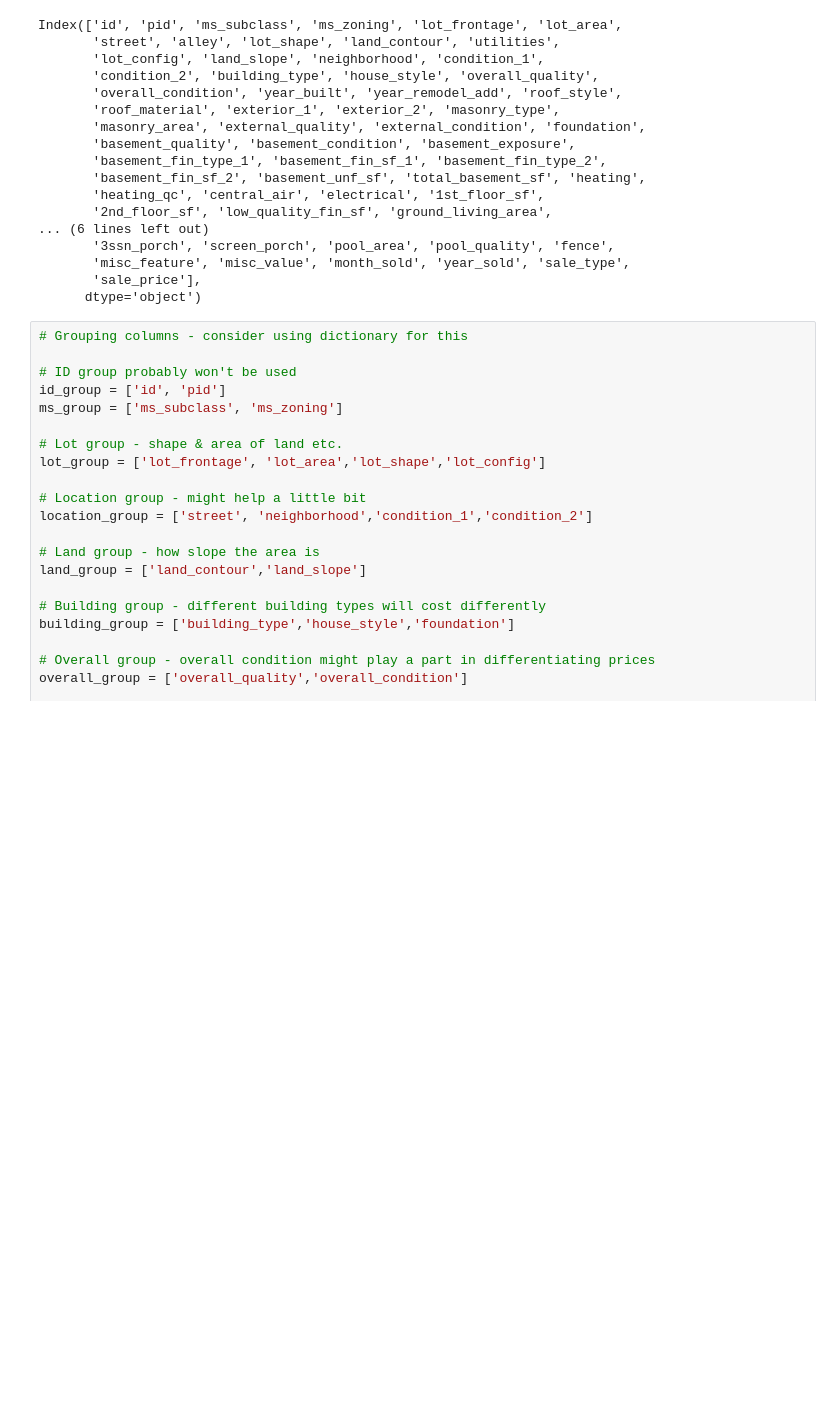
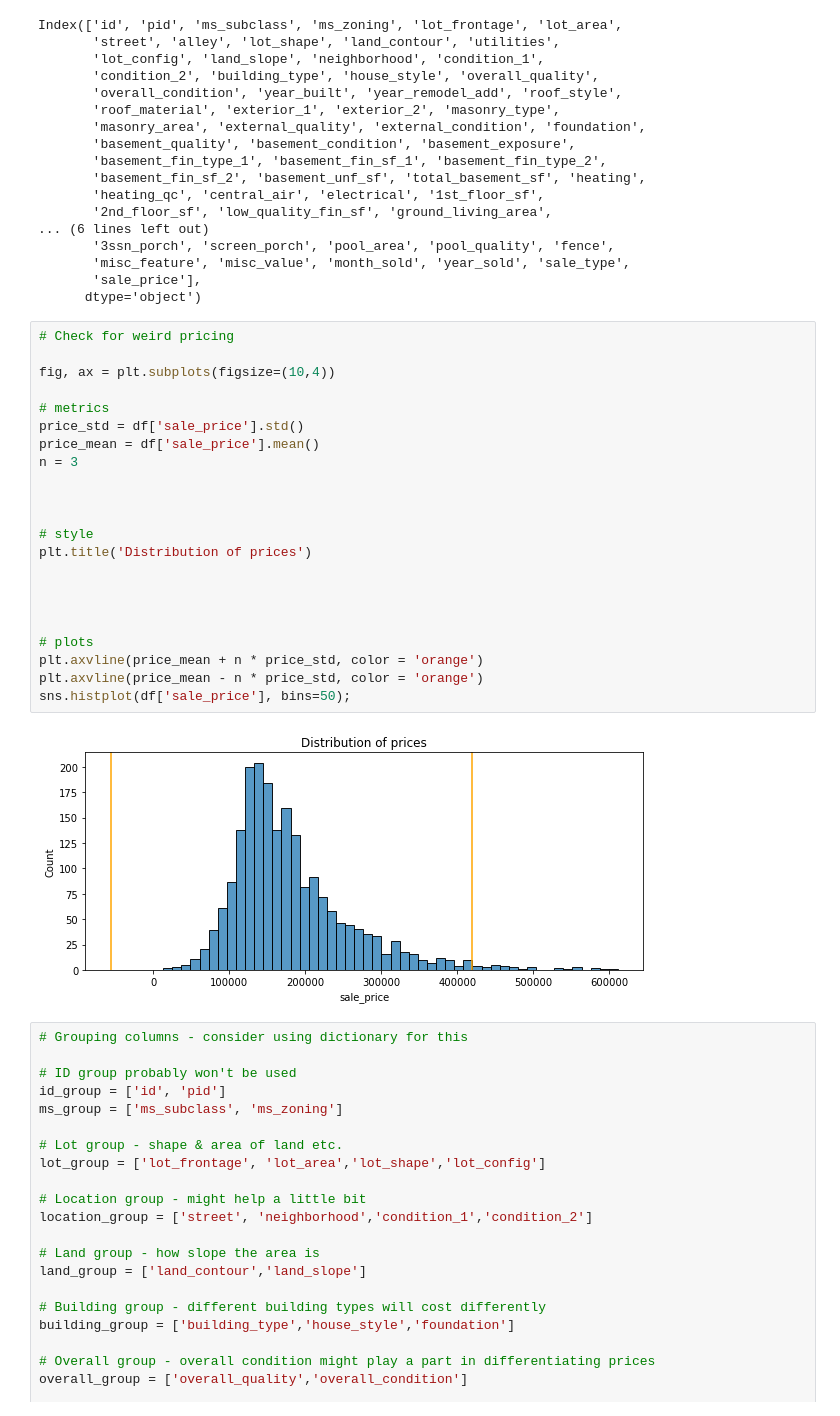
Before and after one commit to krisgch/dsi_project_ames, a Jupyter notebook: ames_data_cleaning.ipynb, the cells around one changed output. Drawn from its saved outputs; the diff is of its cells as text; blank space fills up the shorter version.

```diff
--- a/ames_data_cleaning.ipynb
+++ b/ames_data_cleaning.ipynb
@@ -124,6 +135,30 @@ Index(['id', 'pid', 'ms_subclass', 'ms_zoning', 'lot_frontage', 'lot_area',
        'misc_feature', 'misc_value', 'month_sold', 'year_sold', 'sale_type',
        'sale_price'],
       dtype='object')
+# %%
+# Check for weird pricing
+
+fig, ax = plt.subplots(figsize=(10,4))
+
+# metrics
+price_std = df['sale_price'].std()
+price_mean = df['sale_price'].mean()
+n = 3
+
+
+
+# style
+plt.title('Distribution of prices')
+
+
+
+
+# plots
+plt.axvline(price_mean + n * price_std, color = 'orange')
+plt.axvline(price_mean - n * price_std, color = 'orange')
+sns.histplot(df['sale_price'], bins=50);
+# %% [output]
+[figure, added]
 # %%
 # Grouping columns - consider using dictionary for this
 
```
Also changed, not shown: parts of 12 cells of this notebook.
